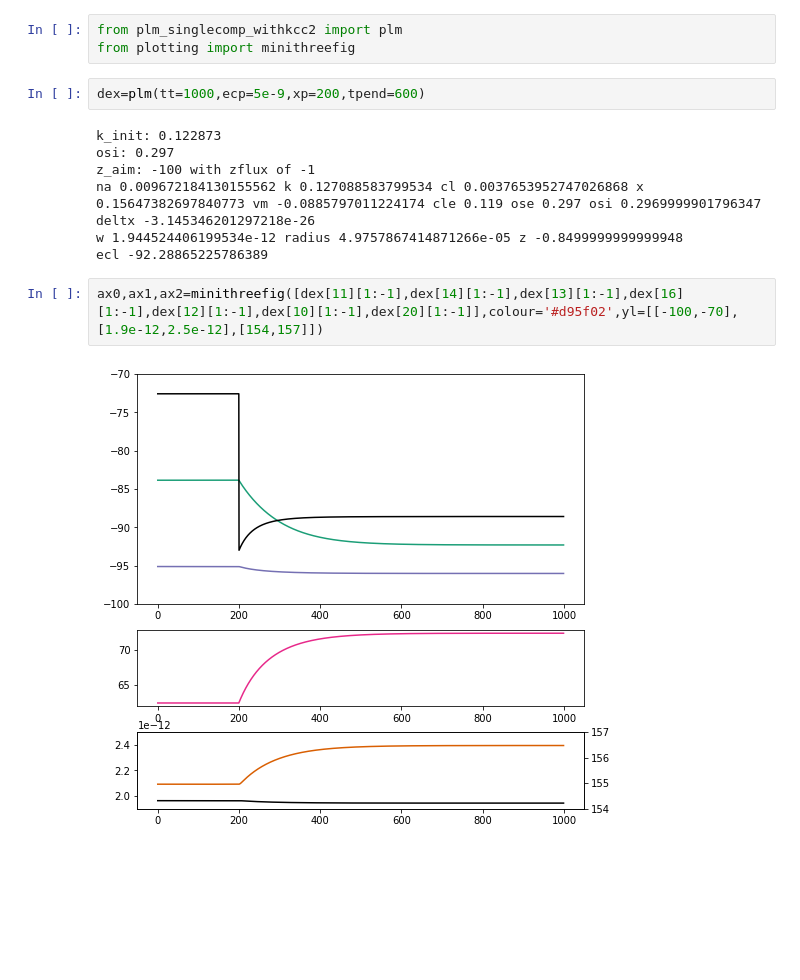
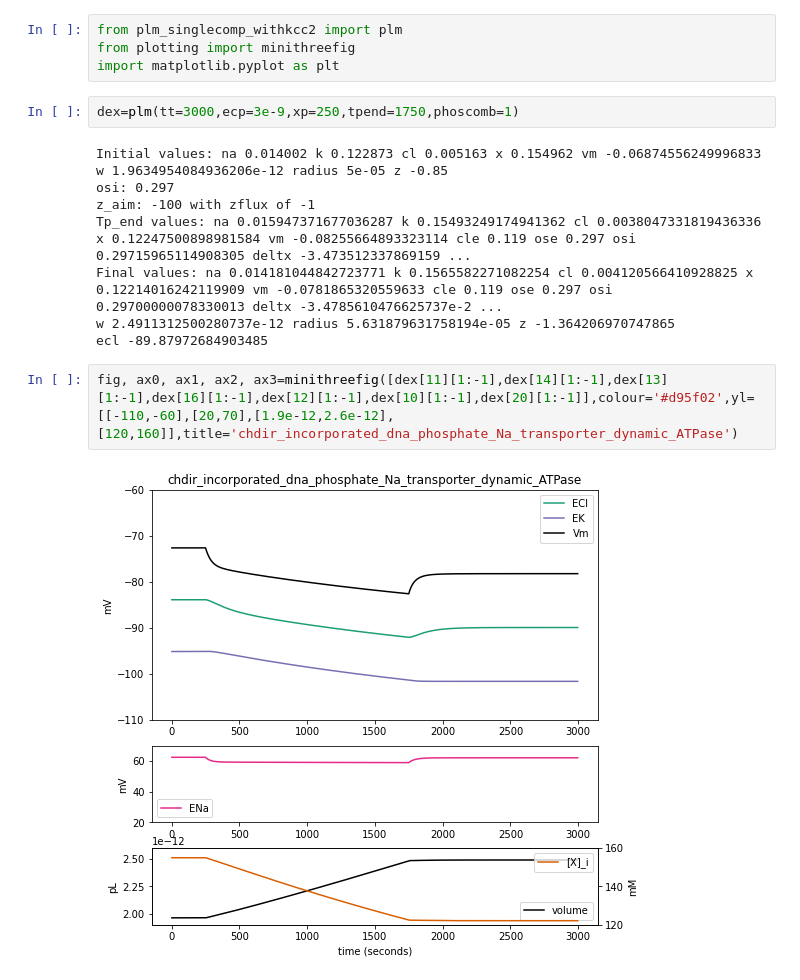
Before and after one commit to kiradust/model-of-neuronal-chloride-homeostasis, a Jupyter notebook: phosphate.ipynb, the cells around one changed output. Cells and saved outputs as stored; diff of their text form; blank space fills up the shorter version.

Commit message:
update phosphate notebook

```diff
--- a/phosphate.ipynb
+++ b/phosphate.ipynb
@@ -1,16 +1,19 @@
 # %%
 from plm_singlecomp_withkcc2 import plm
 from plotting import minithreefig
+import matplotlib.pyplot as plt
 # %%
-dex=plm(tt=1000,ecp=5e-9,xp=200,tpend=600)
+dex=plm(tt=3000,ecp=3e-9,xp=250,tpend=1750,phoscomb=1)
 # %% [output]
-k_init: 0.122873
+Initial values: na 0.014002 k 0.122873 cl 0.005163 x 0.154962 vm -0.06874556249996833
+w 1.9634954084936206e-12 radius 5e-05 z -0.85
 osi: 0.297
 z_aim: -100 with zflux of -1
-na 0.009672184130155562 k 0.127088583799534 cl 0.0037653952747026868 x 0.15647382697840773 vm -0.0885797011224174 cle 0.119 ose 0.297 osi 0.2969999901796347 deltx -3.145346201297218e-26
-w 1.944524406199534e-12 radius 4.9757867414871266e-05 z -0.8499999999999948
-ecl -92.28865225786389
+Tp_end values: na 0.015947371677036287 k 0.15493249174941362 cl 0.0038047331819436336 x 0.12247500898981584 vm -0.08255664893323114 cle 0.119 ose 0.297 osi 0.29715965114908305 deltx -3.473512337869159 ...
+Final values: na 0.014181044842723771 k 0.1565582271082254 cl 0.004120566410928825 x 0.12214016242119909 vm -0.0781865320559633 cle 0.119 ose 0.297 osi 0.29700000078330013 deltx -3.4785610476625737e-2 ...
+w 2.4911312500280737e-12 radius 5.631879631758194e-05 z -1.364206970747865
+ecl -89.87972684903485
 # %%
-ax0,ax1,ax2=minithreefig([dex[11][1:-1],dex[14][1:-1],dex[13][1:-1],dex[16][1:-1],dex[12][1:-1],dex[10][1:-1],dex[20][1:-1]],colour='#d95f02',yl=[[-100,-70],[1.9e-12,2.5e-12],[154,157]])
+fig, ax0, ax1, ax2, ax3=minithreefig([dex[11][1:-1],dex[14][1:-1],dex[13][1:-1],dex[16][1:-1],dex[12][1:-1],dex[10][1:-1],dex[20][1:-1]],colour='#d95f02',yl=[[-110,-60],[20,70],[1.9e-12,2.6e-12],[120,160]],title='chdir_incorporated_dna_phosphate_Na_transporter_dynamic_ATPase')
 # %% [output]
-[figure, old version]
+[figure, new version]
```
Also changed, not shown: parts of 4 cells of this notebook, 2 other files.
